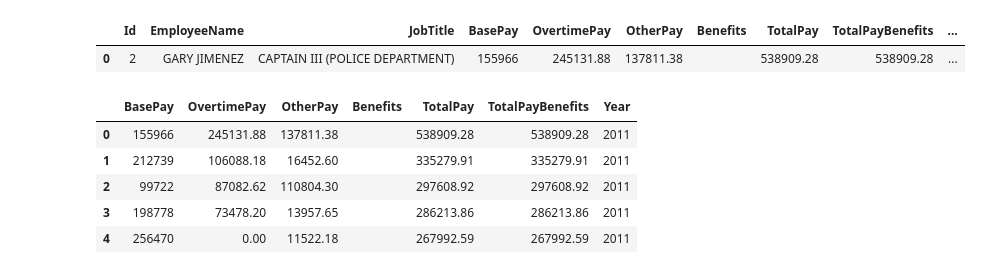
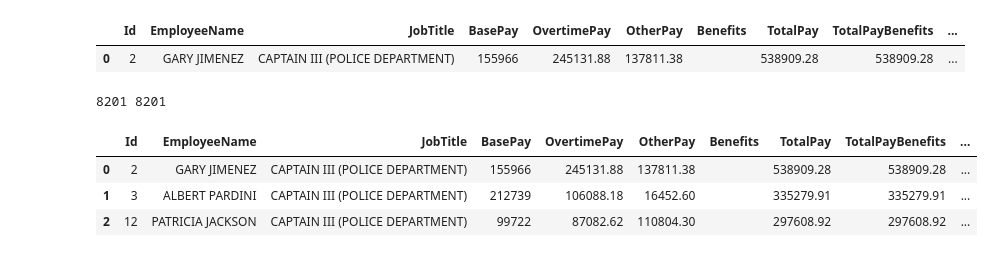
Before and after one commit to ramalldf/informatics, a Jupyter notebook: sfpd_2011.ipynb, the cells around one changed output. Cells and saved outputs as stored; diff of their text form; code cells hidden in the pictures.

```diff
--- a/sfpd_2011.ipynb
+++ b/sfpd_2011.ipynb
@@ -26,9 +25,20 @@ police2011= policeClean[policeClean['Year'] == 2011]
-# %%
-police2011.head()#Let's take a quick look at the data
-# %% [output]
-|  | BasePay | OvertimePay | OtherPay | Benefits | TotalPay | TotalPayBenefits | Year |
-| 0 | 155966 | 245131.88 | 137811.38 |  | 538909.28 | 538909.28 | 2011 |
-| 1 | 212739 | 106088.18 | 16452.60 |  | 335279.91 | 335279.91 | 2011 |
-| 2 | 99722 | 87082.62 | 110804.30 |  | 297608.92 | 297608.92 | 2011 |
-| 3 | 198778 | 73478.20 | 13957.65 |  | 286213.86 | 286213.86 | 2011 |
-| 4 | 256470 | 0.00 | 11522.18 |  | 267992.59 | 267992.59 | 2011 |
+# %%
+#Let's see if length of title affects salary variables, we'll measure the length of titles and append list of lengths to dataframe
+titles= police['JobTitle'].tolist()
+
+titleLen= []
+for i in range(0,len(titles)):
+    titleLen.append(len(titles[i])-1)
+
+lenSeries= pd.Series(titleLen) #Convert list to series
+print len(police),len(lenSeries)#Doublecheck that they're the same lengths
+# %% [output]
+8201 8201
+# %%
+police['TitleLen']= lenSeries#Append series to dataframe
+police.head(3)
+# %% [output]
+|  | Id | EmployeeName | JobTitle | BasePay | OvertimePay | OtherPay | Benefits | TotalPay | TotalPayBenefits | ... |
+| 0 | 2 | GARY JIMENEZ | CAPTAIN III (POLICE DEPARTMENT) | 155966 | 245131.88 | 137811.38 |  | 538909.28 | 538909.28 | ... |
+| 1 | 3 | ALBERT PARDINI | CAPTAIN III (POLICE DEPARTMENT) | 212739 | 106088.18 | 16452.60 |  | 335279.91 | 335279.91 | ... |
+| 2 | 12 | PATRICIA JACKSON | CAPTAIN III (POLICE DEPARTMENT) | 99722 | 87082.62 | 110804.30 |  | 297608.92 | 297608.92 | ... |
```
Also changed, not shown: parts of 22 cells of this notebook.
